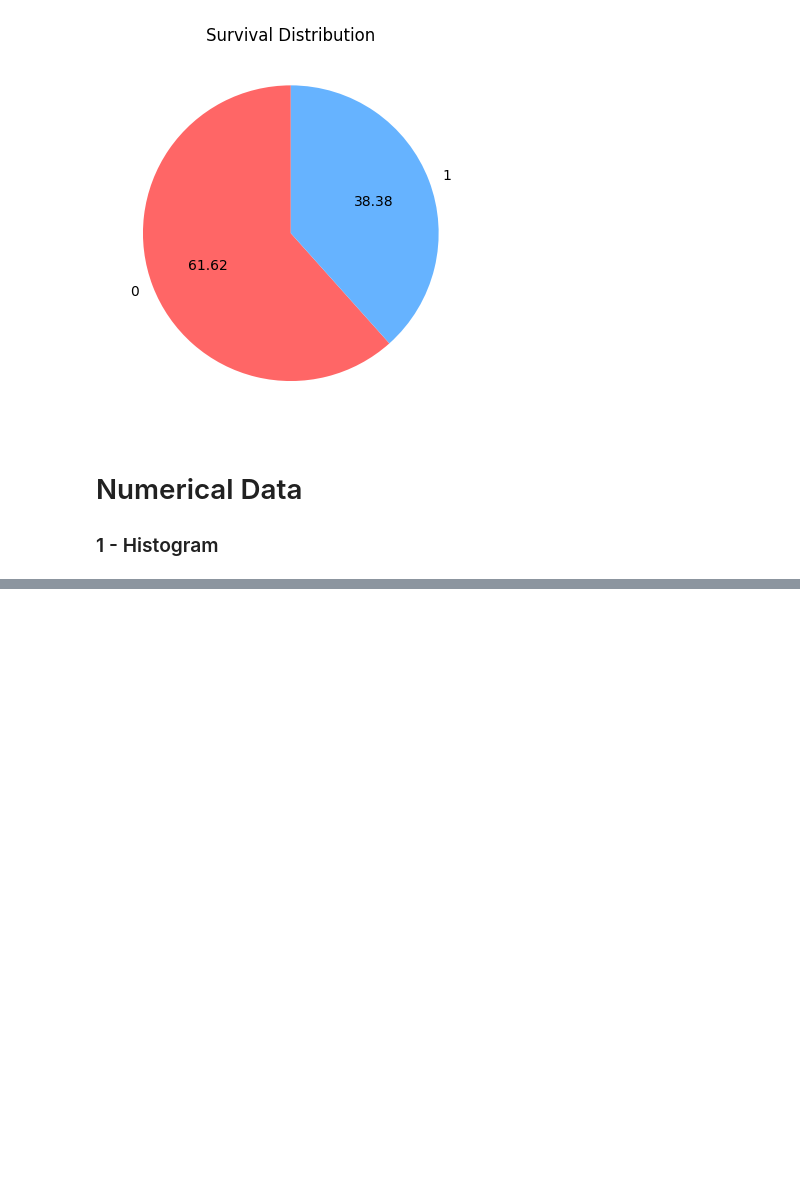
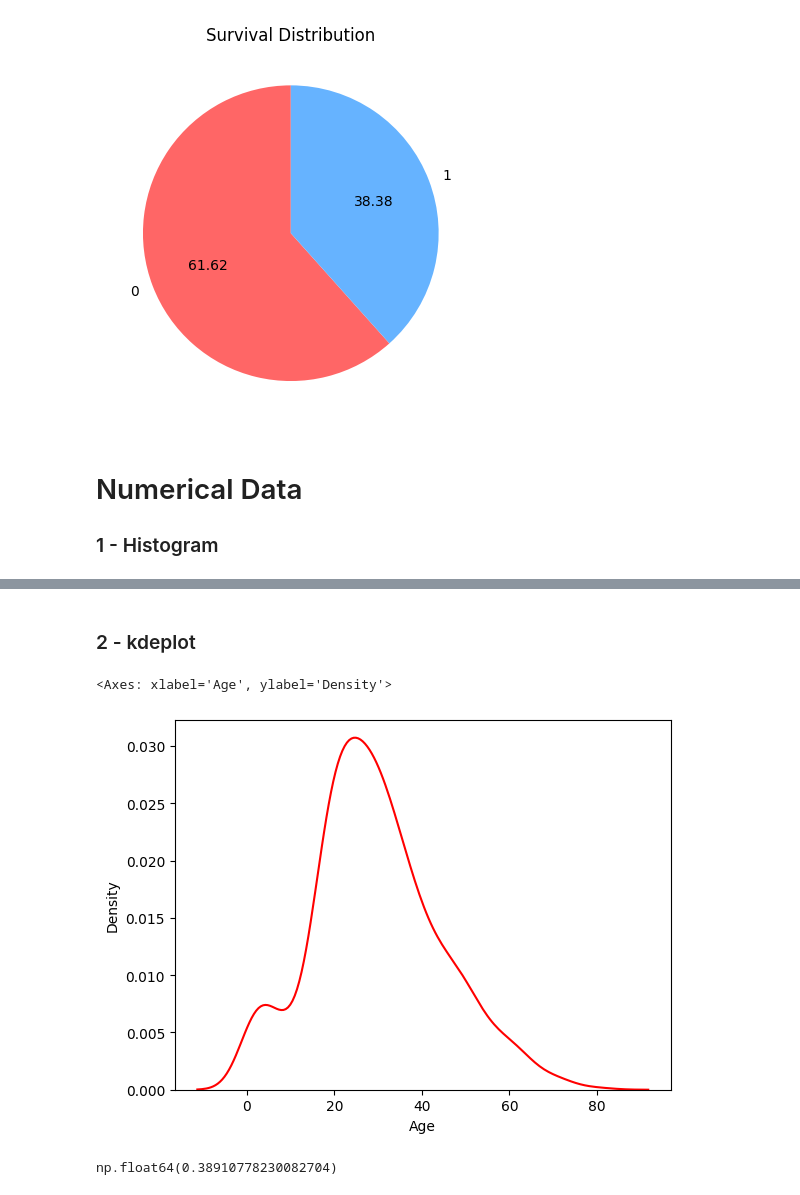
Before and after one commit to Ashura369/python, a Jupyter notebook: 1 jupyter workspace lecture/sklearn library/6_0 EDA Univariate.ipynb, the cells around one changed output, grey strips where cells are left out. Cells and saved outputs as stored; diff of their text form; code cells hidden in the pictures; blank space fills up the shorter version.

```diff
--- a/1 jupyter workspace lecture/sklearn library/6_0 EDA Univariate.ipynb
+++ b/1 jupyter workspace lecture/sklearn library/6_0 EDA Univariate.ipynb
@@ -125,0 +128,31 @@ If Age ranges from 0 to 80 and you set bins = 8,
+# %% [markdown]
+### 2 - kdeplot
+# %%
+# plotting kdeplot [kde -- kernal density estimation]
+sns.kdeplot(df['Age'], color='red')
+
+"""
+In earlier example of using histogram, we were able to see the data in bar graph format, now while using
+"kdeplot" we can have a clear vision of data that the people who were travelling in Titanic were mostly
+btwn the age gap of 18 - 50
+
+This kdeplot also shows, if we want to know wheather someone is from age group of 40 or not, the probability
+of him being the age 40 is 15% (as shown in y axis). SAME GOES FOR OTHER AGE GROUPS
+
+It also shows the skewness in the data
+
+THE HISTOGRAM SHOWS THE PROBABILITY OF SOMETHING.
+HENCE ITS CALLED -- PDF (PROBABILITY DENSITY FUNCTION)
+"""
+# %% [output]
+<Axes: xlabel='Age', ylabel='Density'>
+[figure, added]
+# %%
+# printing skewness
+# if the ans you get is in +ve, than the data is positively skewed to the right side
+# if the ans you get is in -ve, than the data is negatively skewed to the left side
+
+
+df["Age"].skew()  # the ans you will get is positively skewed to the right side
+# %% [output]
+np.float64(0.38910778230082704)
```
Also changed, not shown: parts of 7 cells of this notebook.
